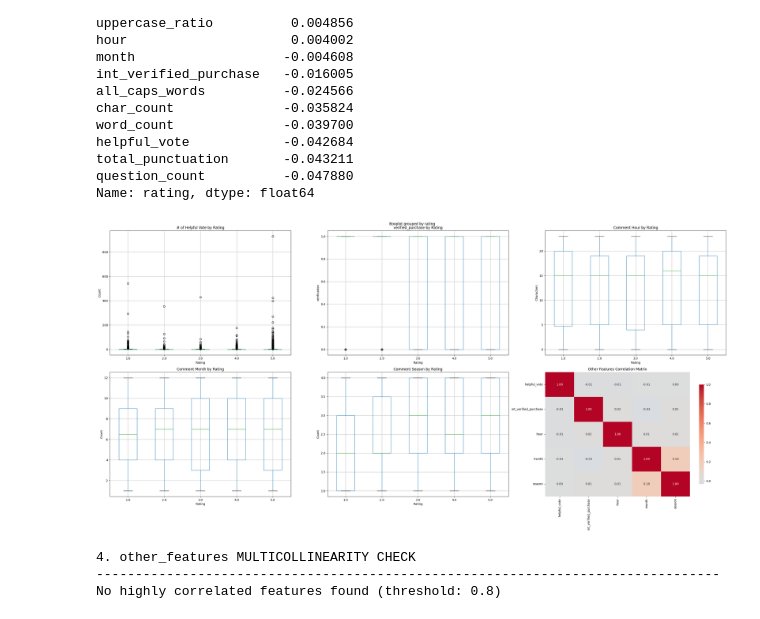
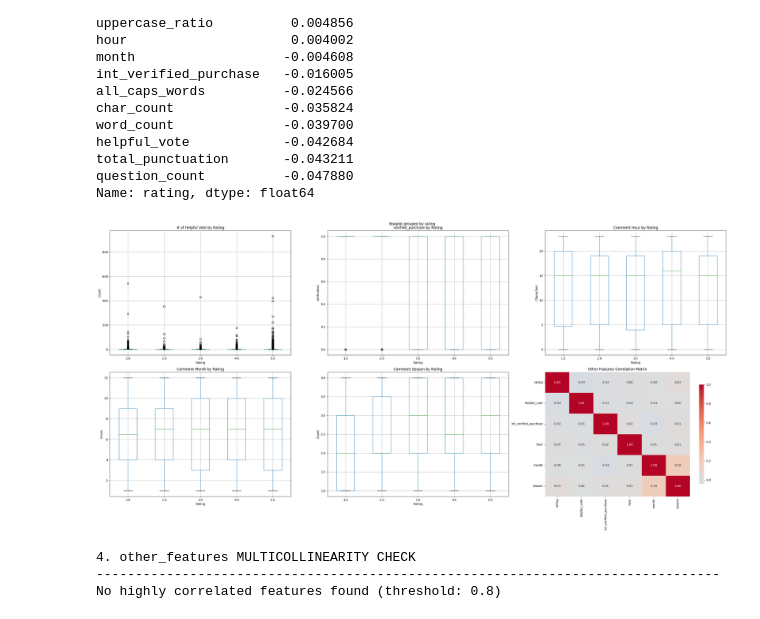
Before and after one commit to yifeica0/ECS171-Group8, a Jupyter notebook: FeatureSelection_AllFeature_correlation.ipynb, the cells around one changed output. Saved outputs shown, nothing was run; the diff lists cells and outputs as text; code cells hidden in the pictures.

Commit message:
fix: Correlation of non-text features with the target rating

```diff
--- a/FeatureSelection_AllFeature_correlation.ipynb
+++ b/FeatureSelection_AllFeature_correlation.ipynb
@@ -179,35 +179,35 @@ axes[0, 2].set_title('Comment Hour by Rating')
 axes[0, 2].set_xlabel('Rating')
 axes[0, 2].set_ylabel('Characters')
 plt.sca(axes[0, 2])
 plt.xticks(rotation=0)
 
 # 4. Comment month
 df.boxplot(column='month', by='rating', ax=axes[1, 0])
 axes[1, 0].set_title('Comment Month by Rating')
 axes[1, 0].set_xlabel('Rating')
 axes[1, 0].set_ylabel('Count')
 plt.sca(axes[1, 0])
 plt.xticks(rotation=0)
 
 # 5. Comment season
 df.boxplot(column='season', by='rating', ax=axes[1, 1])
 axes[1, 1].set_title('Comment Season by Rating')
 axes[1, 1].set_xlabel('Rating')
 axes[1, 1].set_ylabel('Count')
 plt.sca(axes[1, 1])
 plt.xticks(rotation=0)
 
 # 9. Correlation heatmap
-corr_features = ["helpful_vote","int_verified_purchase","hour", "month", "season"]
+corr_features = ["rating","helpful_vote","int_verified_purchase","hour", "month", "season"]
 corr_matrix = df[corr_features].corr()
 sns.heatmap(corr_matrix, annot=True, fmt='.2f', cmap='coolwarm',
             center=0, ax=axes[1, 2], cbar_kws={'shrink': 0.8})
 axes[1, 2].set_title('Other Features Correlation Matrix')
 plt.tight_layout()
 plt.savefig("other_features_analysis1.png")
 plt.show()
 # %% [output]
-[figure, old version]
+[figure, new version]
 # %%
 # Check for multicollinearity
 print("\n4. other_features MULTICOLLINEARITY CHECK")
```
